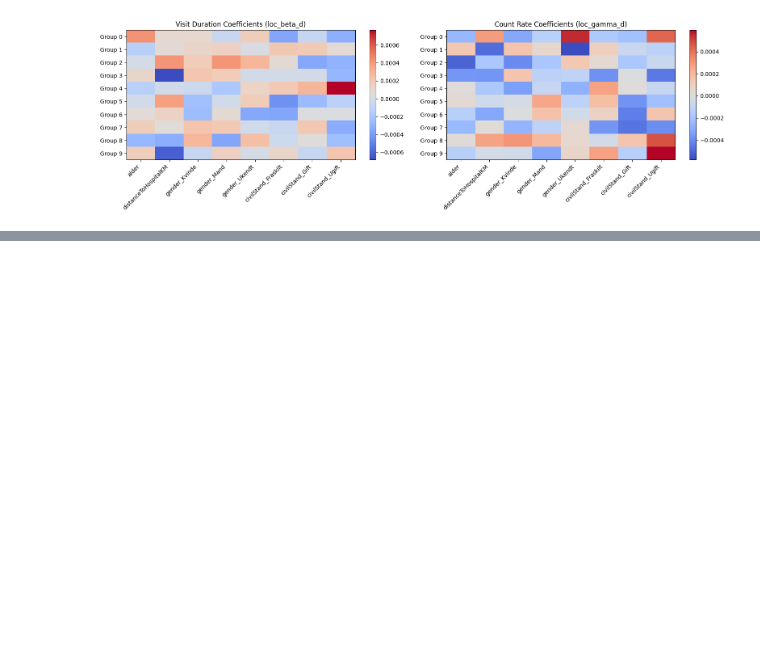
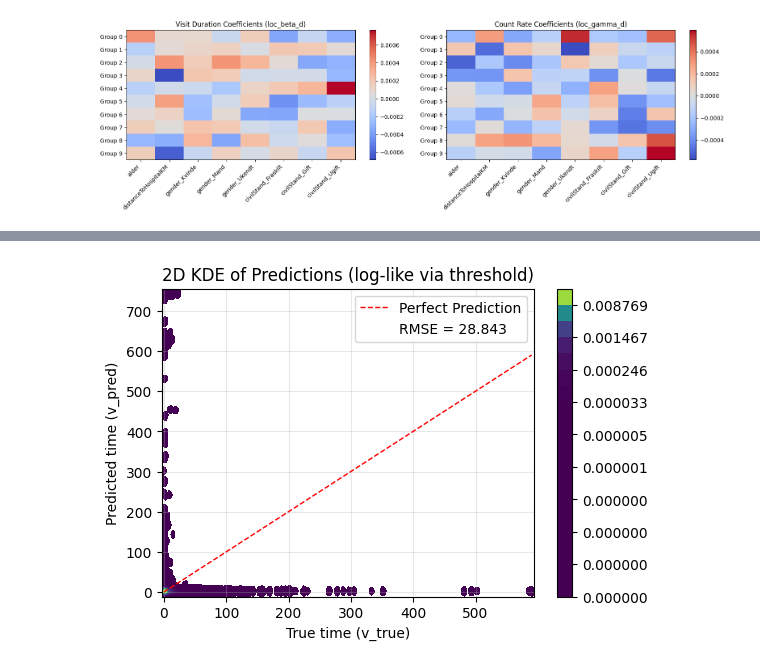
Before and after one commit to KarolineKlan/mbml_project, a Jupyter notebook: analyze params.ipynb, the cells around one changed output, grey strips where cells are left out. Saved outputs shown, nothing was run; the diff lists cells and outputs as text; code cells hidden in the pictures; blank space fills up the shorter version.

```diff
--- a/analyze params.ipynb
+++ b/analyze params.ipynb
@@ -529,0 +684,25 @@ plt.show()
+# %%
+sample_size = int(0.01 * true_v_flat.size)
+indices = np.random.choice(true_v_flat.size, sample_size, replace=False)
+true_v_sample = true_v_flat[indices]
+pred_v_sample = pred_v_flat[indices]
+
+plt.figure(figsize=(6, 4))
+sns.kdeplot(
+    x=true_v_sample, y=pred_v_sample, cmap='viridis', fill=True,
+    levels=np.logspace(-5, 0, 20), cbar=True
+)
+plt.plot(
+    [true_v_flat.min(), true_v_flat.max()],
+    [true_v_flat.min(), true_v_flat.max()],
+    'r--', linewidth=1, label="Perfect Prediction"
+)
+plt.plot([], [], ' ', label=f"RMSE = {all_rmse:.3f}")
+plt.xlabel("True time (v_true)")
+plt.ylabel("Predicted time (v_pred)")
+plt.legend()
+plt.grid(alpha=0.3)
+plt.title("2D KDE of Predictions (log-like via threshold)")
+plt.show()
+# %% [output]
+[figure, added]
```
Also changed, not shown: parts of 5 cells of this notebook.
